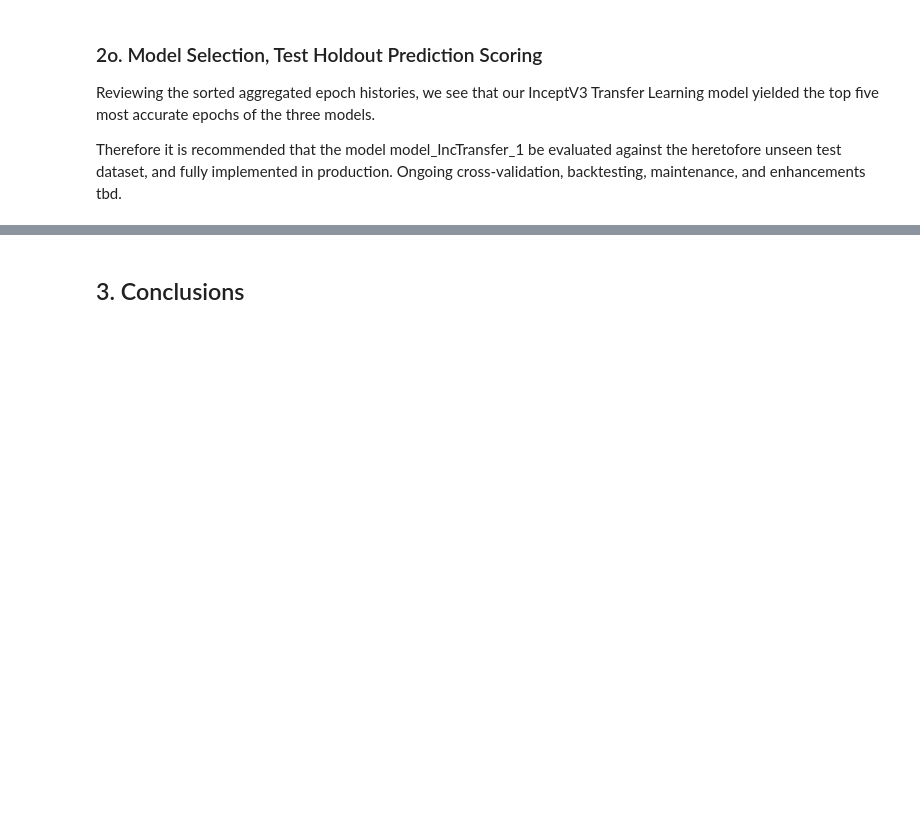
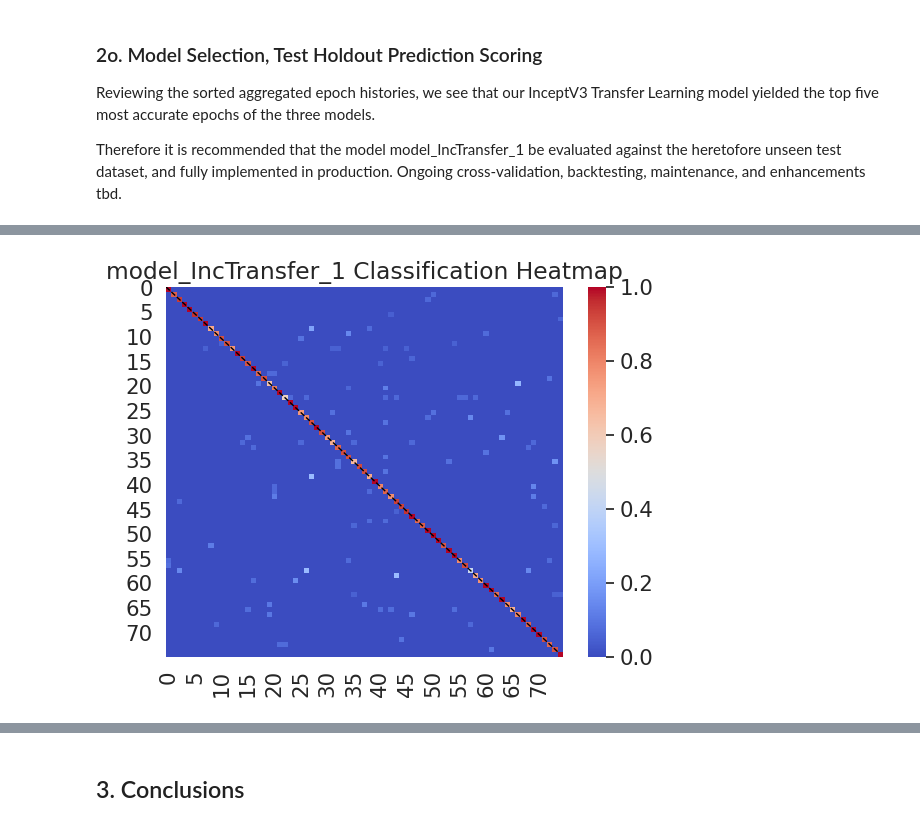
Before and after one commit to r-ballard/dats6202-proj, a Jupyter notebook: butterfly_cnn.ipynb, the cells around one changed output, grey strips where cells are left out. Saved outputs shown, nothing was run; the diff lists cells and outputs as text; code cells hidden in the pictures; blank space fills up the shorter version.

```diff
--- a/butterfly_cnn.ipynb
+++ b/butterfly_cnn.ipynb
@@ -661,2 +747,3 @@ loss, accuracy = model_IncTransfer_1.evaluate(test_generator)
 # %%
-confusion_matrix_plot(model_IncTransfer_1,test_df,test_generator)
+confusion_matrix_plot(model_IncTransfer_1,'model_IncTransfer_1',test_df,test_generator)
+# %% [output]
@@ -663,2 +751,3 @@ confusion_matrix_plot(model_IncTransfer_1,test_df,test_generator)
+[figure, added]
 # %%
 classification_report_gen(model_IncTransfer_1, test_df, test_generator)
```
Also changed, not shown: parts of 20 cells of this notebook, 11 other files.
